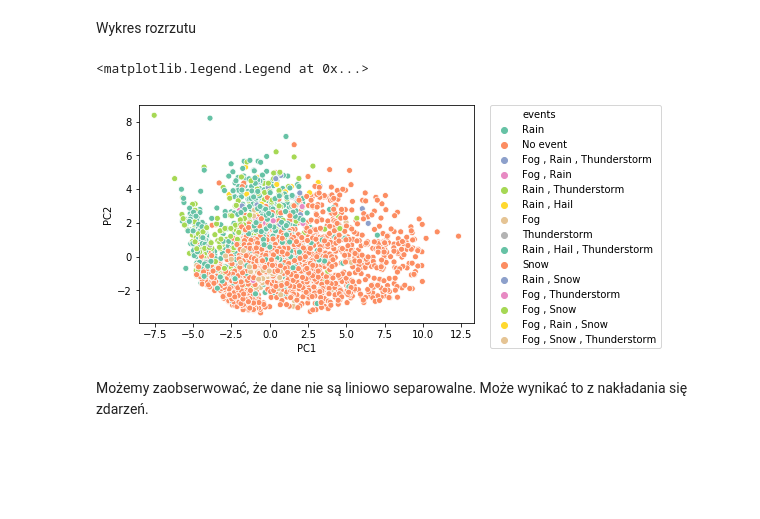
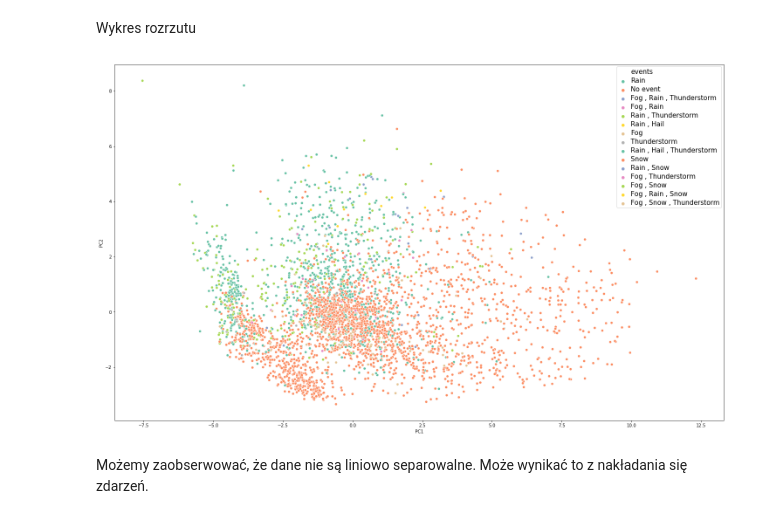
Before and after one commit to izakos/Projekt-eksploracyjna_analiza_danych, a Jupyter notebook: skrypty/Projekt2.ipynb, the cells around one changed output. Drawn from its saved outputs; the diff is of its cells as text; code cells hidden in the pictures; blank space fills up the shorter version.

```diff
--- a/skrypty/Projekt2.ipynb
+++ b/skrypty/Projekt2.ipynb
@@ -289,13 +305,15 @@ Wykres rozrzutu
 # %%
 #import plotly.plotly as py
 fig = sns.scatterplot(data = finalDf, x = 'PC1', y = 'PC2', hue = dane['events'], palette = 'Set2')
-plt.legend(bbox_to_anchor=(1.05,1), loc=2,borderaxespad=0,)
+#plt.legend(bbox_to_anchor=(1.05,1), loc=2,borderaxespad=0,)
 
 #plot_url = py.plot(fig)
 #ggplot(aes('PC1','PC2', color = 'events'), finalDf) + geom_point()
+plt.setp(fig.get_legend().get_texts(), fontsize='15') # for legend text
+
+plt.rcParams["figure.figsize"] = (25,15)
 # %% [output]
-<matplotlib.legend.Legend at 0x...>
-[figure, old version]
+[figure, new version]
 # %% [markdown]
 Możemy zaobserwować, że dane nie są liniowo separowalne. Może wynikać to z nakładania się zdarzeń.
 # %%
```
Also changed, not shown: parts of 5 cells of this notebook.
